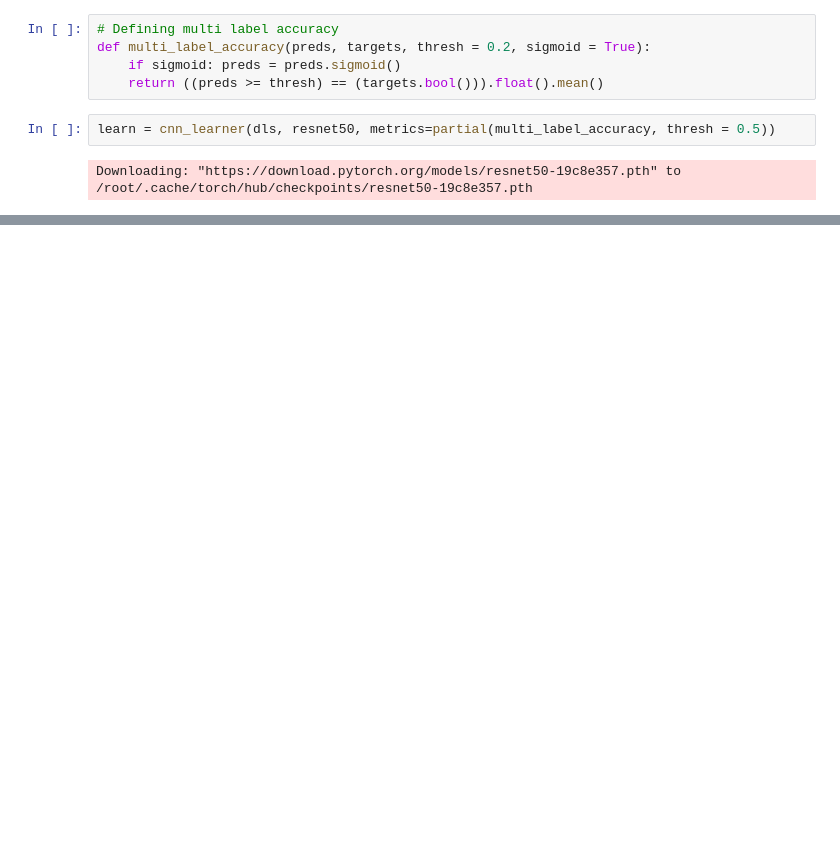
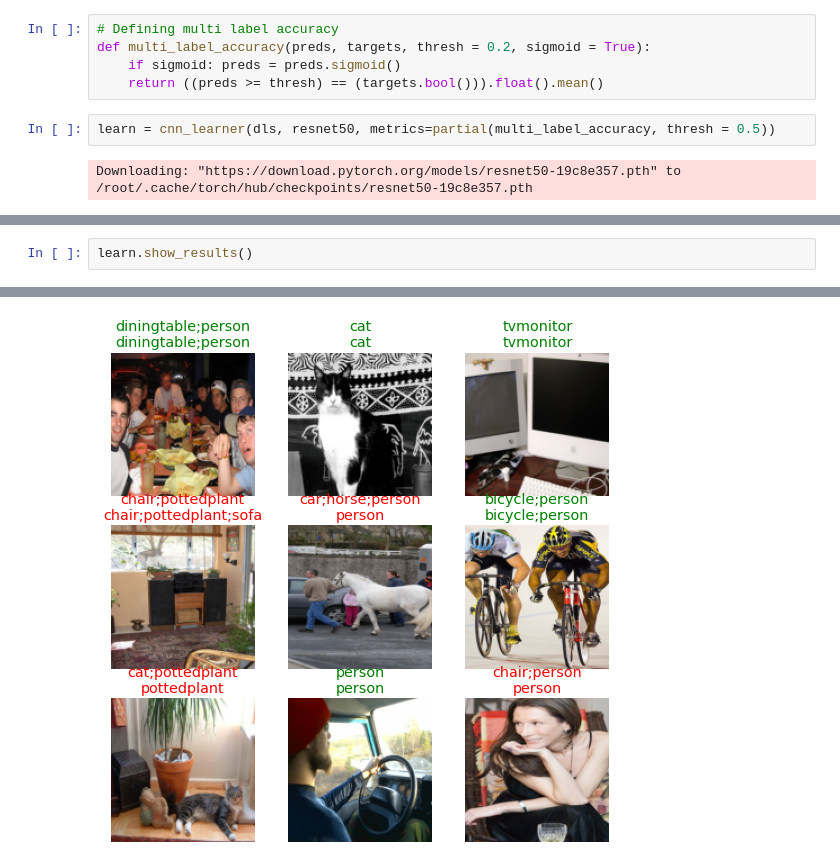
Before and after one commit to george-kan/fastai, a Jupyter notebook: Chapter6/Chapter_6_notes.ipynb, the cells around one changed output, grey strips where cells are left out. Saved outputs shown, nothing was run; the diff lists cells and outputs as text; blank space fills up the shorter version.

```diff
--- a/Chapter6/Chapter_6_notes.ipynb
+++ b/Chapter6/Chapter_6_notes.ipynb
@@ -139,0 +142,3 @@ learn.fine_tune(3, base_lr = 3e-3, freeze_epochs = 4)
+# %%
+learn.show_results()
+# %% [output]
@@ -139,0 +146 @@ learn.fine_tune(3, base_lr = 3e-3, freeze_epochs = 4)
+[figure, added]
```
Also changed, not shown: parts of 24 cells of this notebook.
